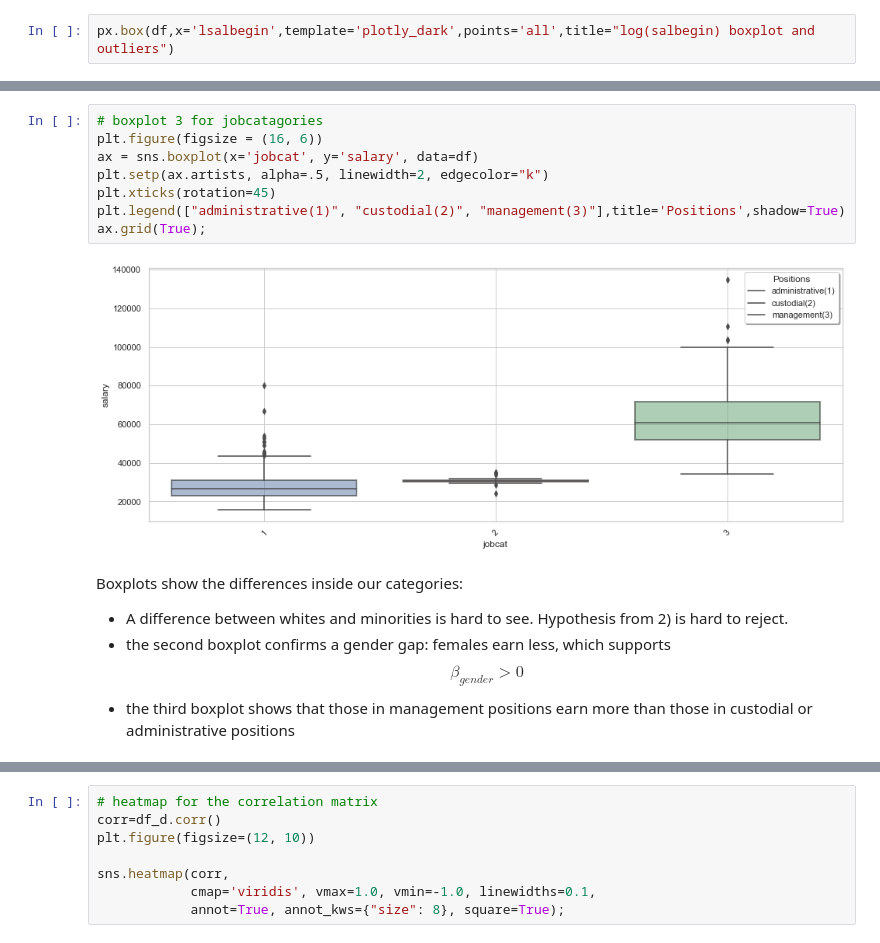
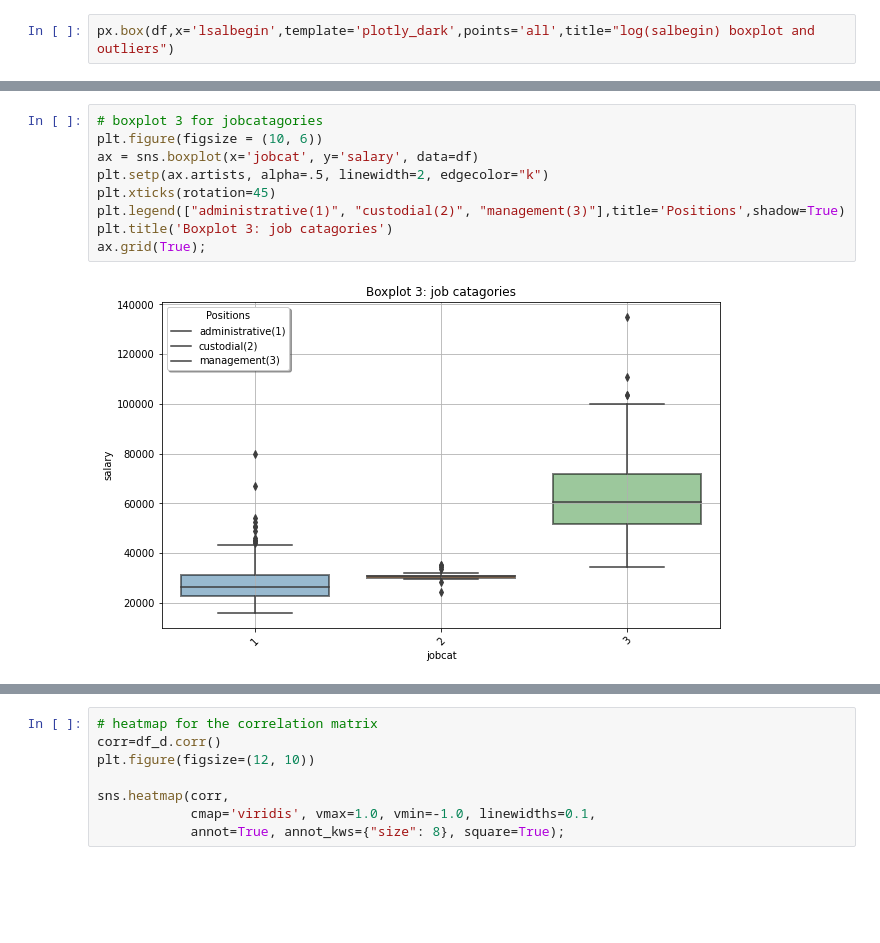
Before and after one commit to Bombastos/ds-projekt1-bank, a Jupyter notebook: bankwages_pr.ipynb, the cells around one changed output, grey strips where cells are left out. Cells and saved outputs as stored; diff of their text form; blank space fills up the shorter version.

```diff
--- a/bankwages_pr.ipynb
+++ b/bankwages_pr.ipynb
@@ -140,18 +160,14 @@ ax.grid(True);
 # %%
 # boxplot 3 for jobcatagories
-plt.figure(figsize = (16, 6))
+plt.figure(figsize = (10, 6))
 ax = sns.boxplot(x='jobcat', y='salary', data=df)
 plt.setp(ax.artists, alpha=.5, linewidth=2, edgecolor="k")
 plt.xticks(rotation=45)
 plt.legend(["administrative(1)", "custodial(2)", "management(3)"],title='Positions',shadow=True)
+plt.title('Boxplot 3: job catagories')
 ax.grid(True);
 # %% [output]
-[figure, old version]
+[figure, new version]
-# %% [markdown]
-Boxplots show the differences inside our categories:
-* A difference between whites and minorities is hard to see. Hypothesis from 2) is hard to reject.
-* the second boxplot confirms a gender gap: females earn less, which supports $$ \beta_{gender} > 0 $$
-* the third boxplot shows that those in management positions earn more than those in custodial or administrative positions
 # %%
 # Addressing the dummy variable trap. This is useful for the linear regression later and for the correlation matrix below
 jc_dummies = pd.get_dummies(df['jobcat'], prefix='jobcat', drop_first=True)
```
Also changed, not shown: parts of 29 cells of this notebook.
